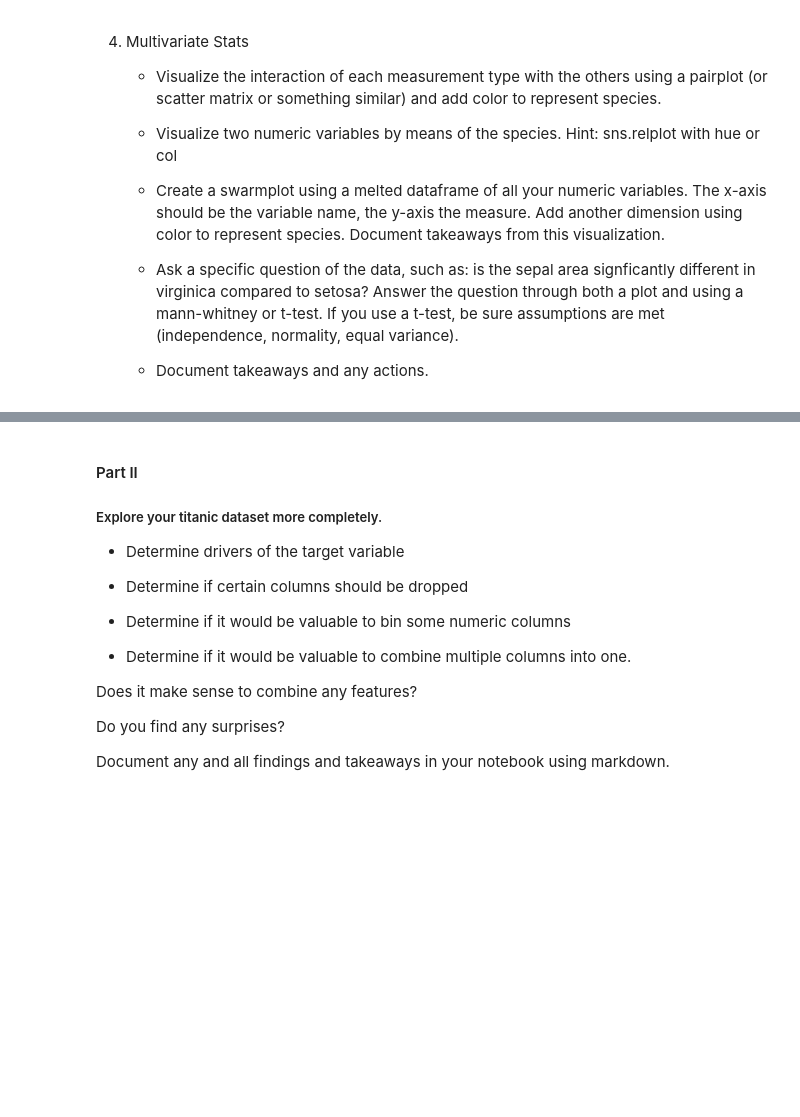
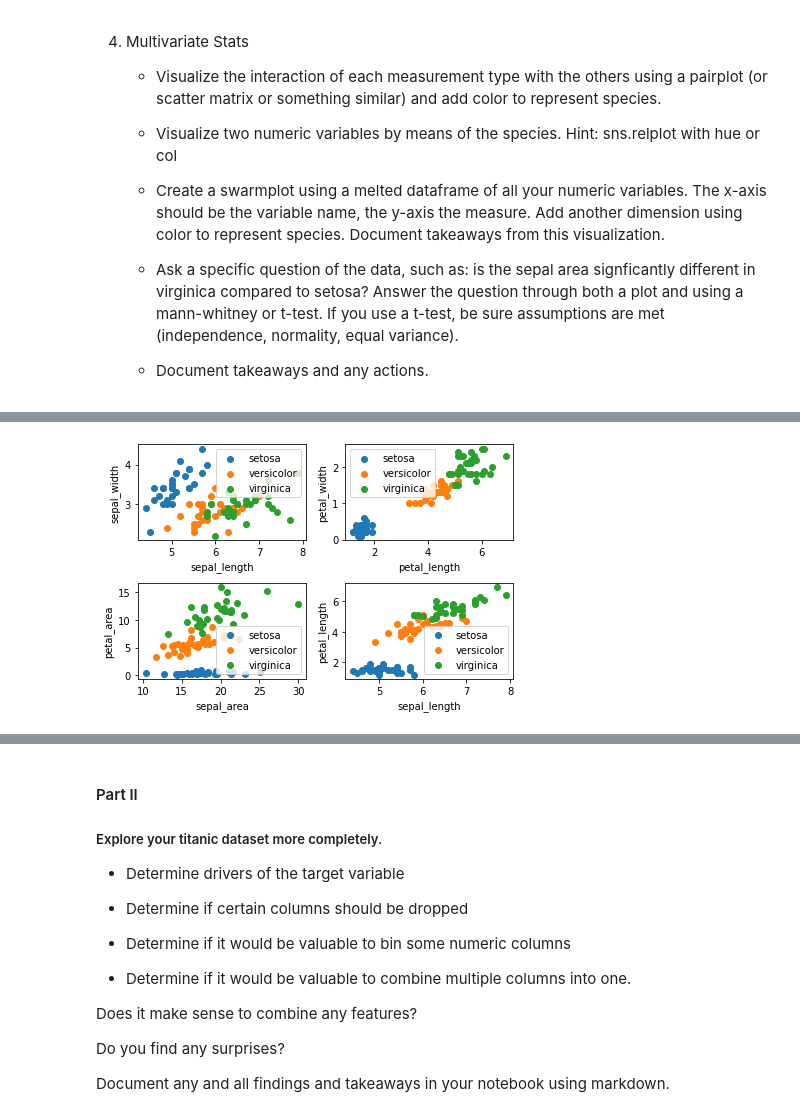
Before and after one commit to JenniferMLewis/classification-exercises, a Jupyter notebook: classification_exercises.ipynb, the cells around one changed output, grey strips where cells are left out. Cells and saved outputs as stored; diff of their text form; code cells hidden in the pictures; blank space fills up the shorter version.

```diff
--- a/classification_exercises.ipynb
+++ b/classification_exercises.ipynb
@@ -1063,0 +1112,12 @@ We can reject the null hypothesis. Virginica petals are on average significantly
+# %%
+plt.subplot(2,2,1)
+scatter_species(combos[0][0], combos[0][1])
+plt.subplot(2,2,2)
+scatter_species(combos[1][0], combos[1][1])
+plt.subplot(2,2,3)
+scatter_species(combos[2][0], combos[2][1])
+plt.subplot(2,2,4)
+scatter_species(combos[3][0], combos[3][1])
+plt.tight_layout()
+# %% [output]
+[figure, added]
```
Also changed, not shown: parts of 9 cells of this notebook, 1 other file.
